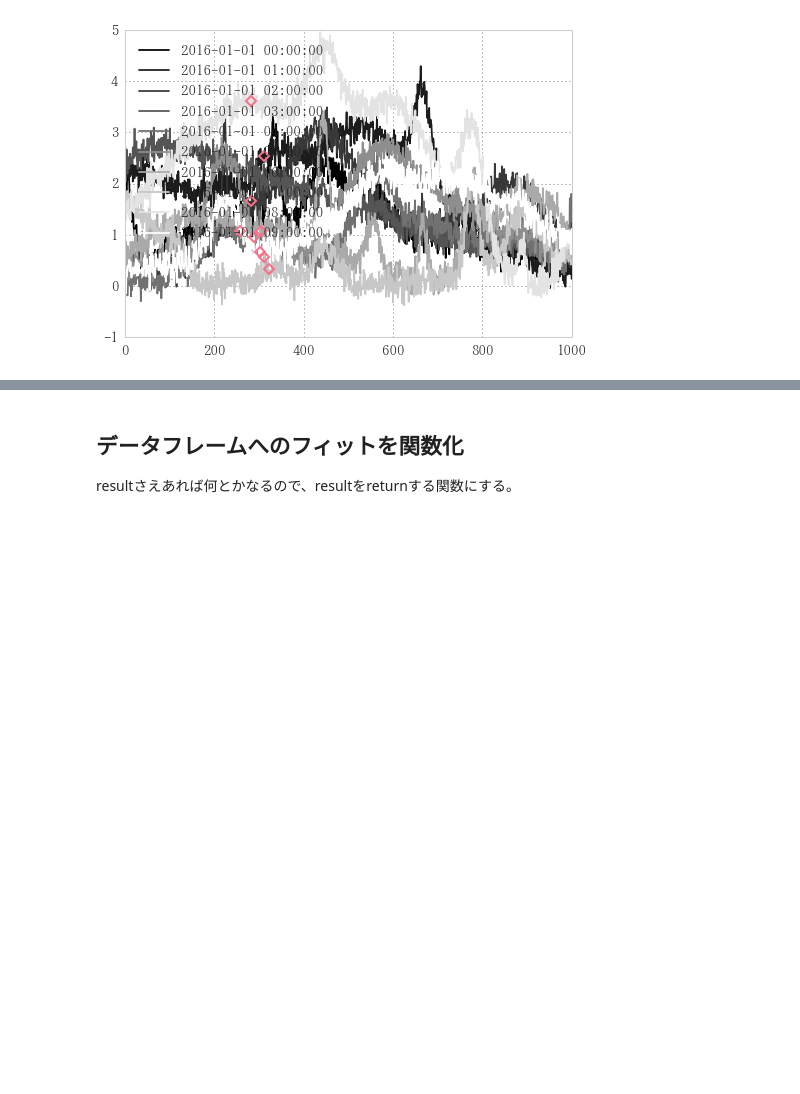
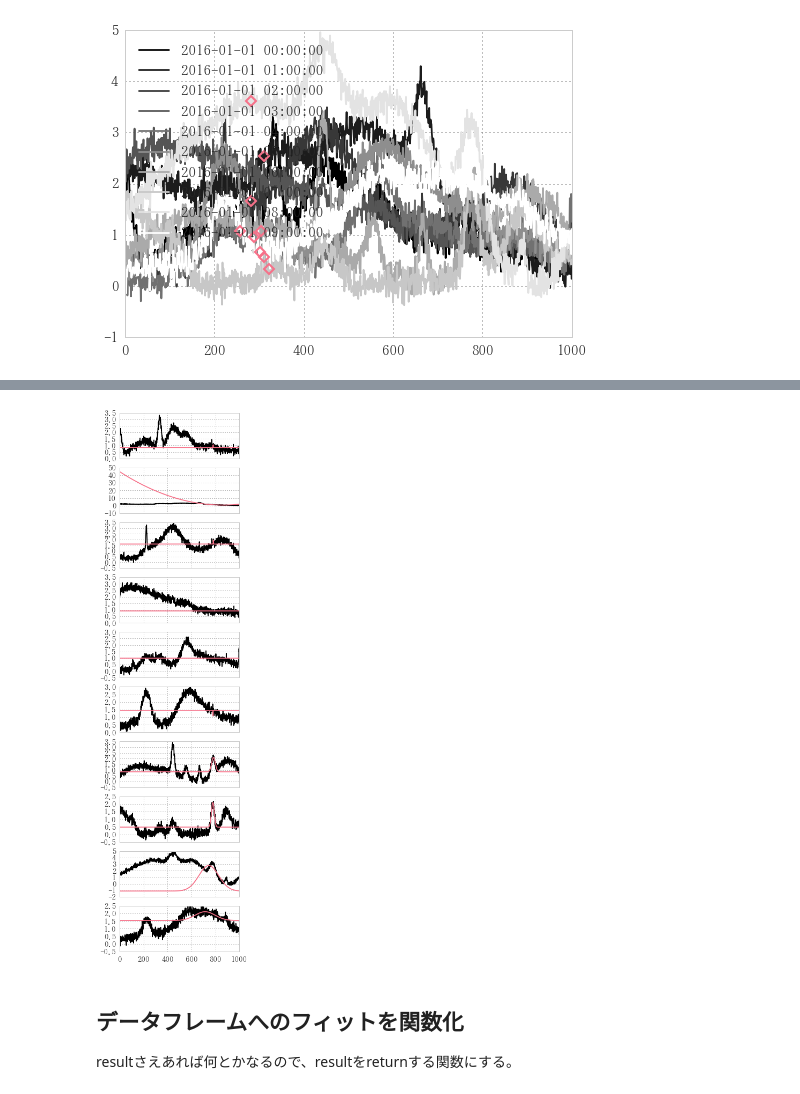
Before and after one commit to u1and0/SAtraceFit, a Jupyter notebook: fit_lab/fit_lab.ipynb, the cells around one changed output, grey strips where cells are left out. Drawn from its saved outputs; the diff is of its cells as text; code cells hidden in the pictures; blank space fills up the shorter version.

```diff
--- a/fit_lab/fit_lab.ipynb
+++ b/fit_lab/fit_lab.ipynb
@@ -736,3 +760,10 @@ plt_pnt_se.plot(style='D', mew=2, fillstyle='none')
+# %%
+fig, ax = plt.subplots(10, sharex=True, figsize=(4,18))
+for nu in range(len(df)):
+    df.iloc[nu].plot(cmap='gray', legend=False, ax=ax[nu])
+    pd.Series(gauss(df.columns, *result[nu])).plot(ax=ax[nu])
+# %% [output]
+[figure, added]
 # %% [markdown]
 ## データフレームへのフィットを関数化
 
```
Also changed, not shown: parts of 12 cells of this notebook, 17 other files.
